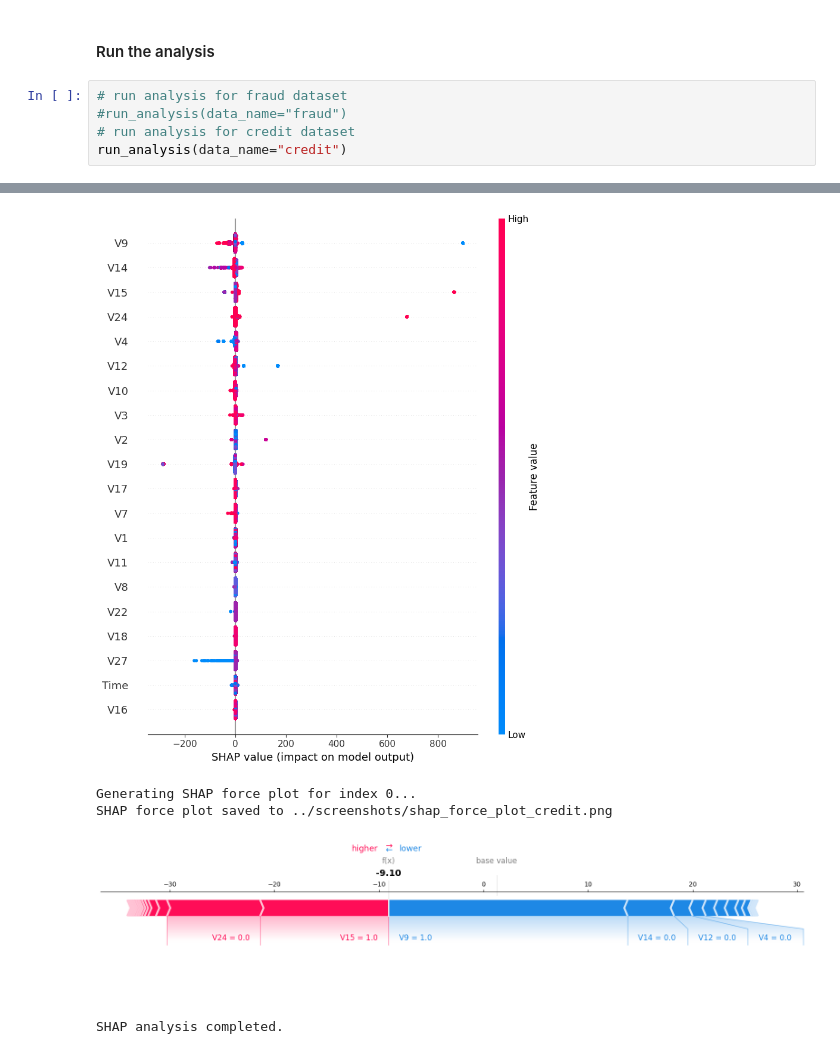
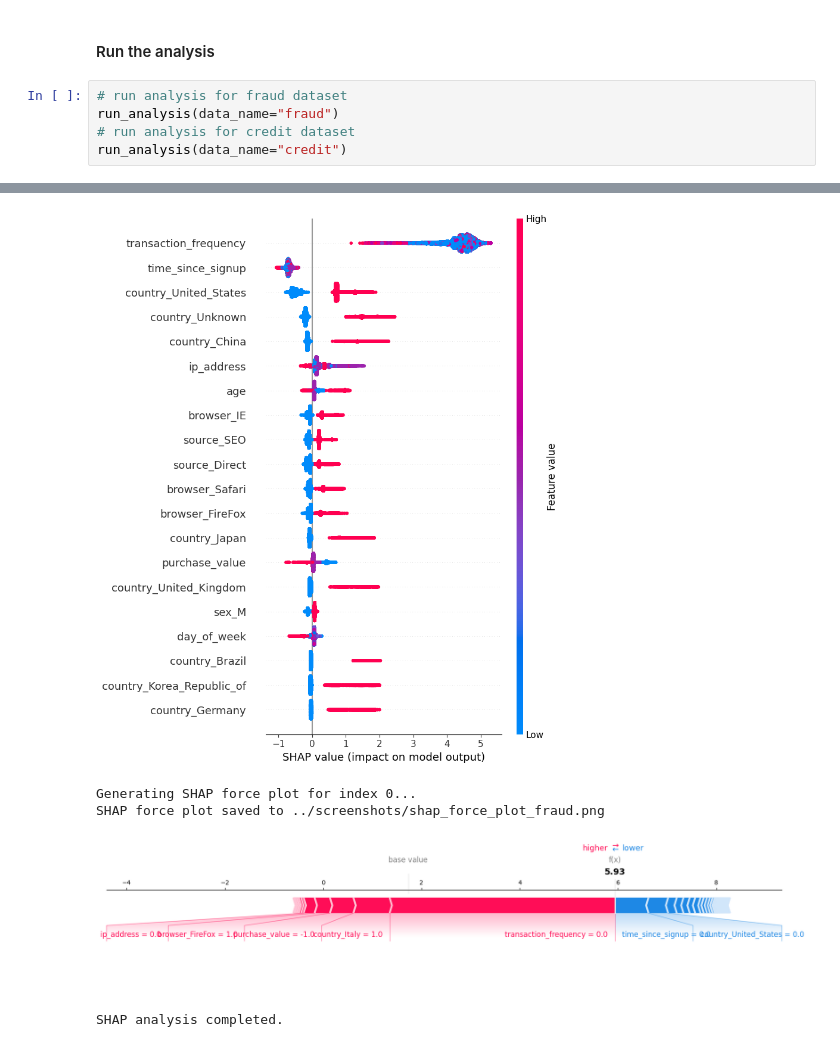
Before and after one commit to chalasimon/Fraud-detection-for-e-commerce-and-bank-credit, a Jupyter notebook: notebooks/shap_analysis.ipynb, the cells around one changed output, grey strips where cells are left out. Cells and saved outputs as stored; diff of their text form.

Commit message:
feat: shap analysis for fraud LightGBM model done

```diff
--- a/notebooks/shap_analysis.ipynb
+++ b/notebooks/shap_analysis.ipynb
@@ -25,7 +25,7 @@ reload(src.model_explaining.shap_analysis)
 #### Run the analysis
 # %%
 # run analysis for fraud dataset
-#run_analysis(data_name="fraud")
+run_analysis(data_name="fraud")
 # run analysis for credit dataset
 run_analysis(data_name="credit")
 # %% [output]
@@ -49,5 +50,5 @@ SHAP summary plot saved to shap_summary_plot_credit.png
-[figure, old version]
+[figure, new version]
 Generating SHAP force plot for index 0...
-SHAP force plot saved to ../screenshots/shap_force_plot_credit.png
+SHAP force plot saved to ../screenshots/shap_force_plot_fraud.png
-[figure, old version]
+[figure, new version]
 SHAP analysis completed.
```
Also changed, not shown: parts of 1 cell of this notebook, 4 other files.
